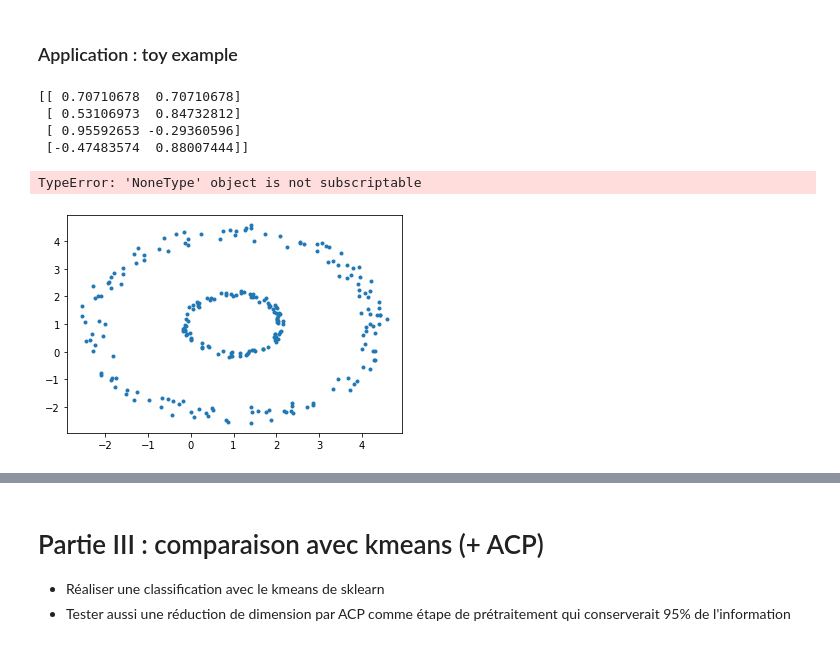
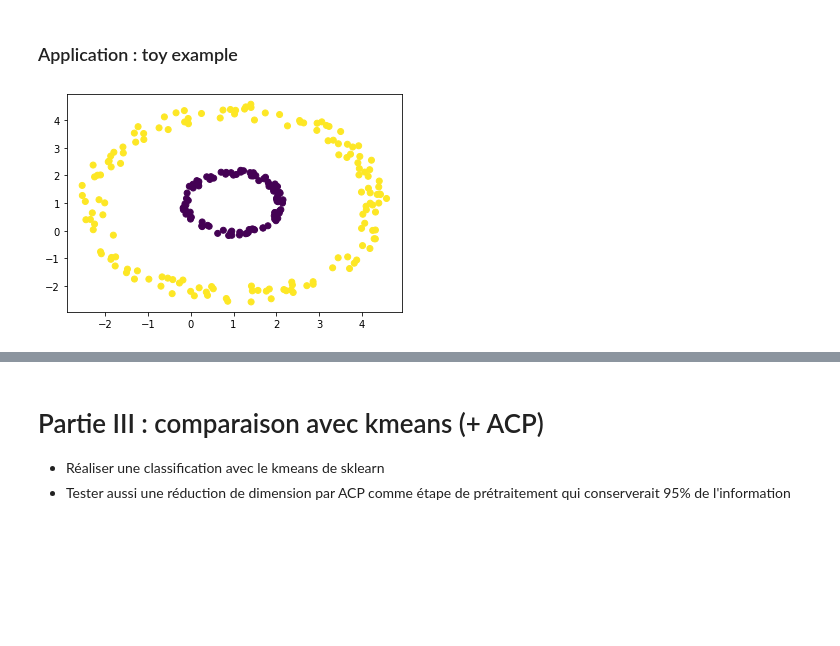
Before and after one commit to TwilCynder/univ-documents, a Jupyter notebook: M1/S7/csap/Miniprojet/SujetMiniProjet/MiniProjet_SegmentationTEP.ipynb, the cells around one changed output, grey strips where cells are left out. Drawn from its saved outputs; the diff is of its cells as text; code cells hidden in the pictures; blank space fills up the shorter version.

```diff
--- a/M1/S7/csap/Miniprojet/SujetMiniProjet/MiniProjet_SegmentationTEP.ipynb
+++ b/M1/S7/csap/Miniprojet/SujetMiniProjet/MiniProjet_SegmentationTEP.ipynb
@@ -90,18 +92,22 @@ def classification_spectrale(Data,k,sigma):
 
 
     #Extraction des k + grands vecteurs propres
-    X = np.transpose(vecp[np.argsort(valp)][::-1][:k])
+    X = vecp.T[np.argsort(valp)][::-1][:k]
 
     # Normalisation des lignes de X
     Y = np.zeros((size, k))
     for i in range(size):
         for j in range(k):
-            Y[i, j] = X[i, j] / np.sqrt(np.sum(X[i]**2))
+            Y[i, j] = X[j, i] / np.sqrt(np.sum(X[:,i]**2))
 
-    print(Y)
+    #print(Y)
 
     #Kmeans sur l'espace spectral
-    PartitionSC=np.zeros((k, size))
+    #PartitionSC=np.zeros((size, 1))
+
+    kmeans = KMeans(k, init='k-means++', random_state=0).fit(Y)
+
+    PartitionSC = kmeans.labels_
 
     return PartitionSC
 # %% [markdown]
@@ -109,25 +115,25 @@ def classification_spectrale(Data,k,sigma):
 # %%
 matJouet = scipy.io.loadmat('ToyExample.mat')
 
 ExpleJouet = pd.DataFrame(matJouet['Data'])
 ExpleJouet=np.asarray(ExpleJouet)
 
 # Visualisation du jeu de données
-plt.plot(ExpleJouet[:,0],ExpleJouet[:,1],'.')
+#plt.plot(ExpleJouet[:,0],ExpleJouet[:,1],'.')
 
 
 # Classification du jeu de données
-classification_spectrale(ExpleJouet[:4], 2, 1)
+k = 2
+
+Data = ExpleJouet
+
+Repartition = classification_spectrale(Data, k, 0.1)
 
 # Visualisation des classes
-# A COMPLETER
+plt.scatter(Data[:,0], Data[:,1],c=Repartition)
+plt.show()
 # %% [output]
-[[ 0.70710678  0.70710678]
- [ 0.53106973  0.84732812]
- [ 0.95592653 -0.29360596]
- [-0.47483574  0.88007444]]
-TypeError: 'NoneType' object is not subscriptable
-[figure, old version]
+[figure, new version]
 # %% [markdown]
 # Partie II : application de la classification spectrale sur les protils temporels TACs
 
```
Also changed, not shown: parts of 9 cells of this notebook, 6 other files.
